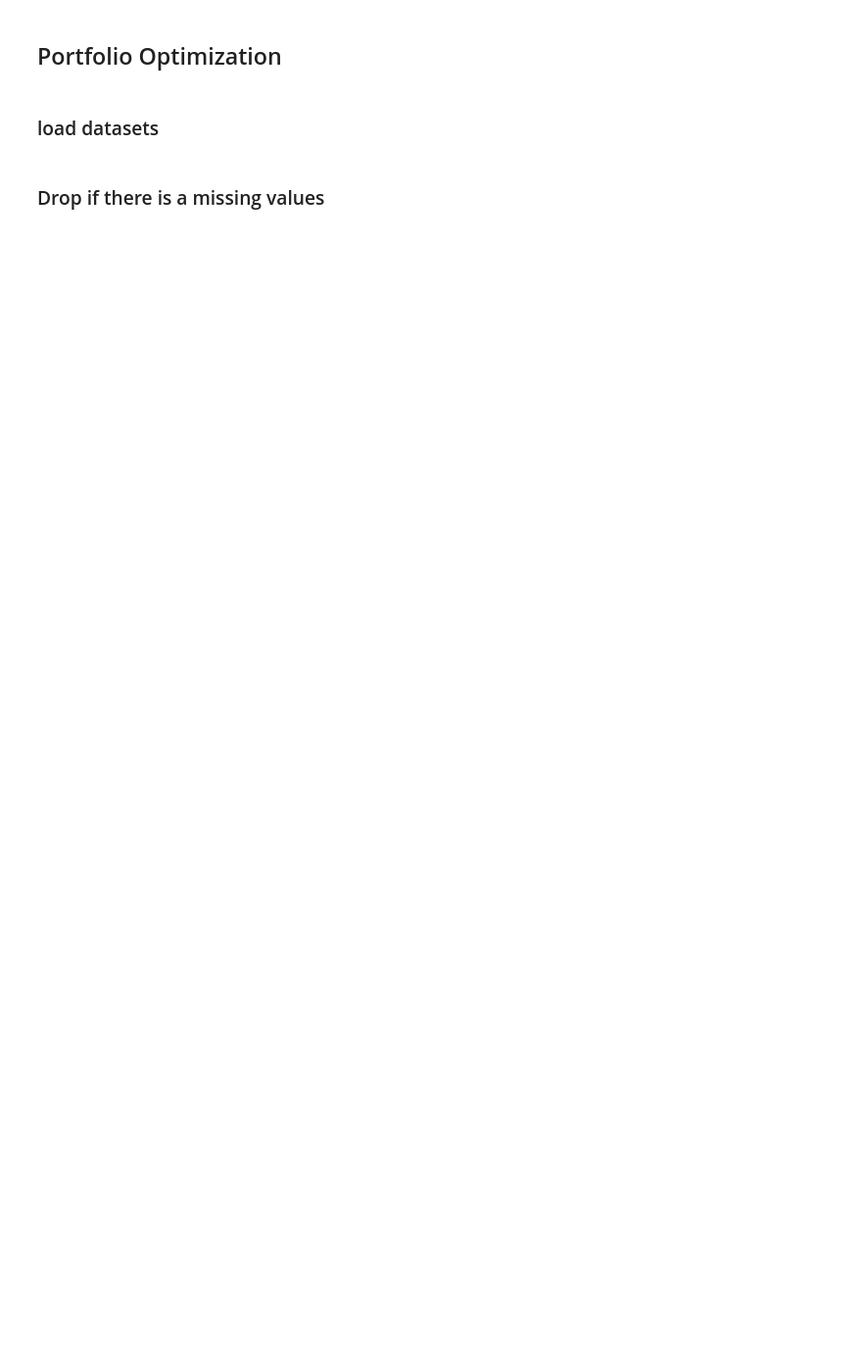
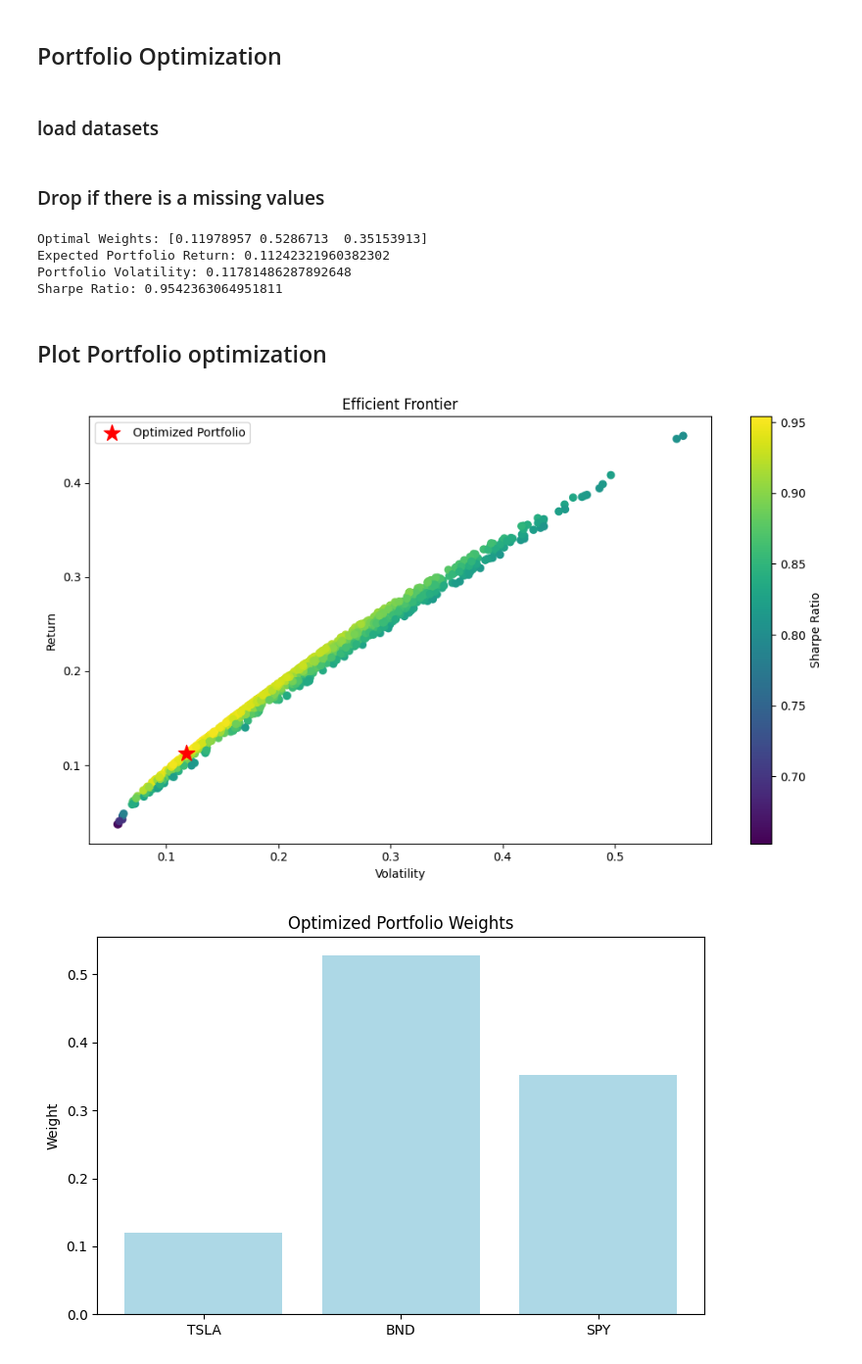
Before and after one commit to GetieBalew24/GMF-Portfolio-Forecasting, a Jupyter notebook: notebooks/portfolio_optimization.ipynb, the cells around one changed output. Shown: that part at 98% size. Cells and saved outputs as stored; diff of their text form; code cells hidden in the pictures; blank space fills up the shorter version.

Commit message:
portfolio performance calculation and visualization

```diff
--- a/notebooks/portfolio_optimization.ipynb
+++ b/notebooks/portfolio_optimization.ipynb
@@ -40,0 +44,18 @@ optimal_weights = portfolio.optimize_portfolio()
+# %%
+# Print the optimized portfolio performance
+print(f"Optimal Weights: {optimal_weights}")
+print(f"Expected Portfolio Return: {portfolio_return}")
+print(f"Portfolio Volatility: {portfolio_volatility}")
+print(f"Sharpe Ratio: {sharpe_ratio}")
+# %% [output]
+Optimal Weights: [0.11978957 0.5286713  0.35153913]
+Expected Portfolio Return: 0.11242321960382302
+Portfolio Volatility: 0.11781486287892648
+Sharpe Ratio: 0.9542363064951811
+# %% [markdown]
+## Plot Portfolio optimization
+# %%
+portfolio.plot_results(optimal_weights)
+# %% [output]
+[figure, added]
+[figure, added]
```
Also changed, not shown: parts of 2 cells of this notebook, 1 other file.
